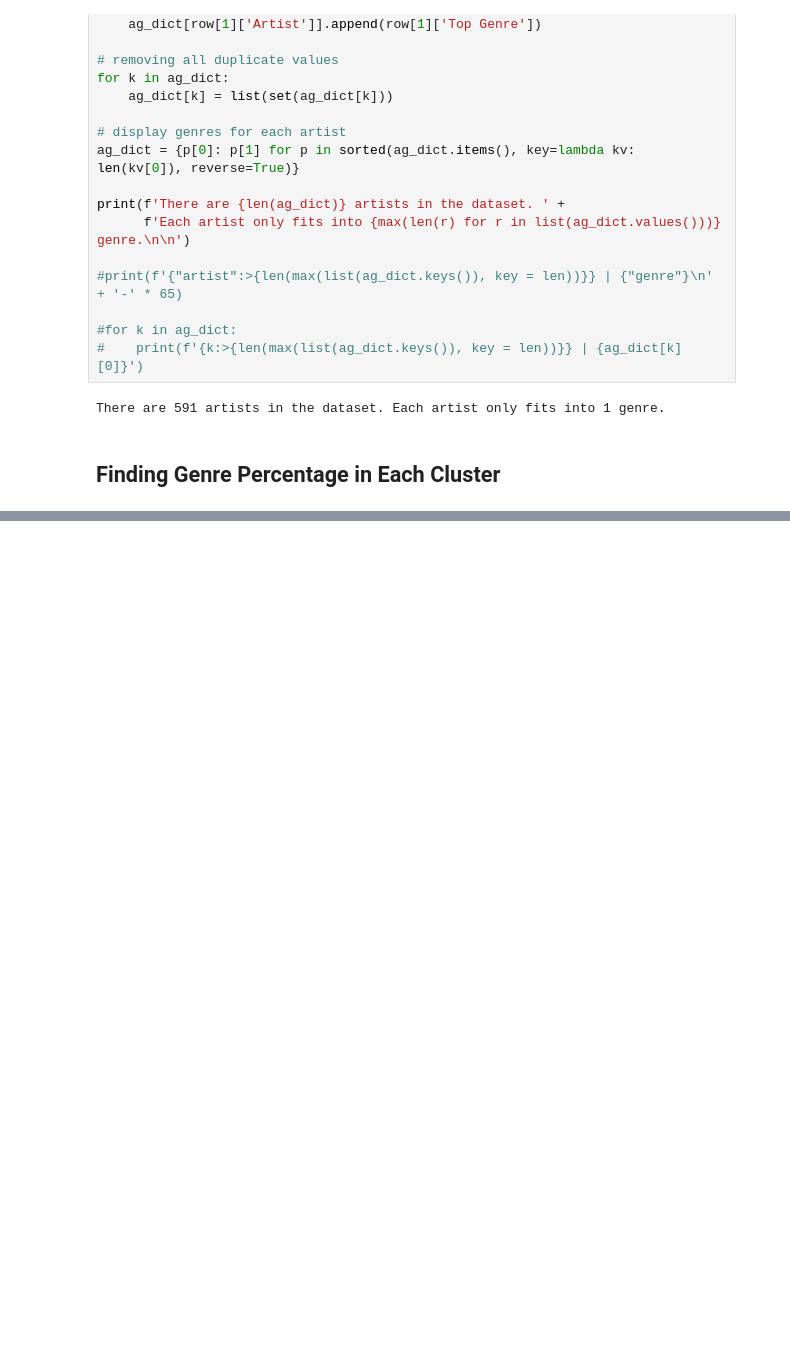
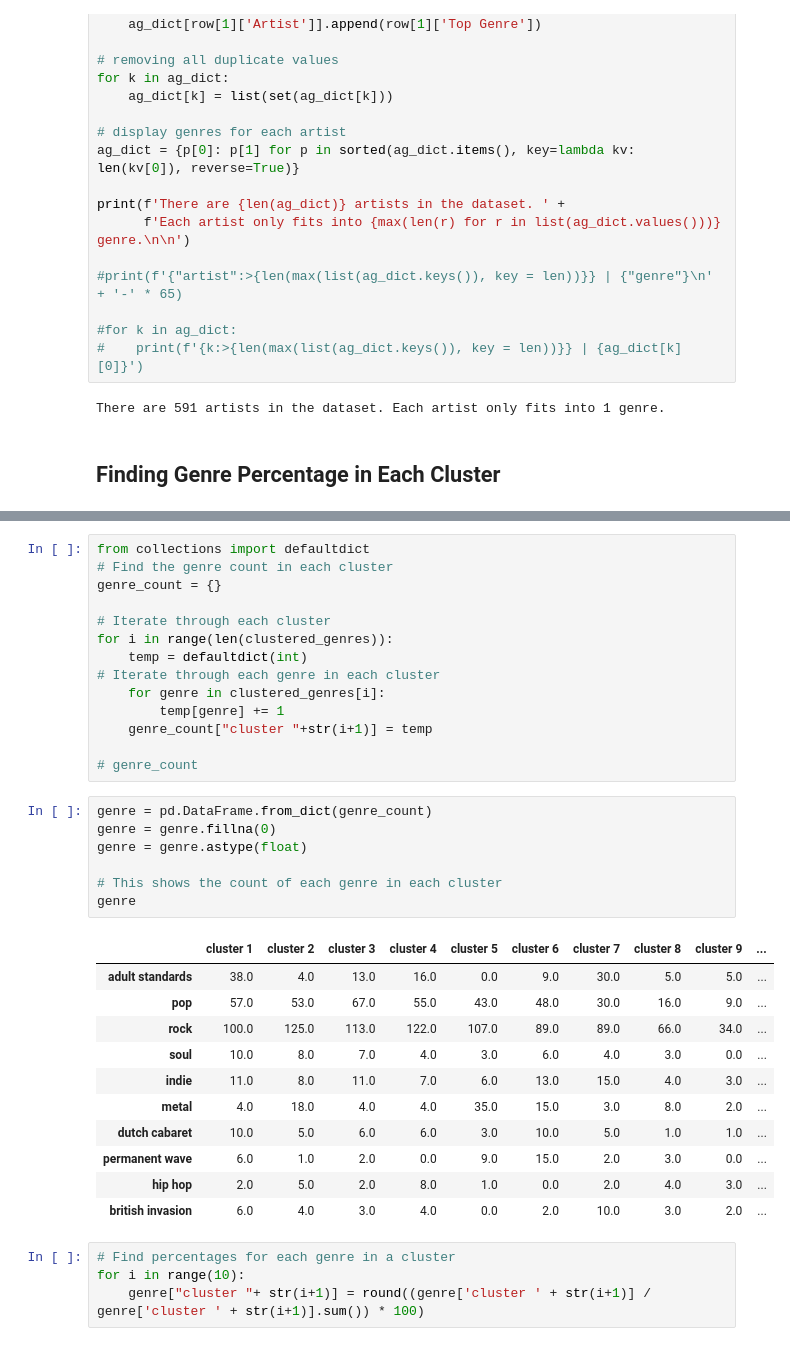
Before and after one commit to DarrenWu42/Cogs118b-Song-Analysis, a Jupyter notebook: Project.ipynb, the cells around one changed output, grey strips where cells are left out. Drawn from its saved outputs; the diff is of its cells as text; blank space fills up the shorter version.

Commit message:
Added genre percentages for each cluster

```diff
--- a/Project.ipynb
+++ b/Project.ipynb
@@ -413,0 +414,37 @@ clustered_genres
+# %%
+from collections import defaultdict
+# Find the genre count in each cluster
+genre_count = {}
+
+# Iterate through each cluster
+for i in range(len(clustered_genres)):
+    temp = defaultdict(int)
+# Iterate through each genre in each cluster
+    for genre in clustered_genres[i]:
+        temp[genre] += 1
+    genre_count["cluster "+str(i+1)] = temp
+
+# genre_count
+# %%
+genre = pd.DataFrame.from_dict(genre_count)
+genre = genre.fillna(0)
+genre = genre.astype(float)
+
+# This shows the count of each genre in each cluster
+genre
+# %% [output]
+|  | cluster 1 | cluster 2 | cluster 3 | cluster 4 | cluster 5 | cluster 6 | cluster 7 | cluster 8 | cluster 9 | ... |
+| adult standards | 38.0 | 4.0 | 13.0 | 16.0 | 0.0 | 9.0 | 30.0 | 5.0 | 5.0 | ... |
+| pop | 57.0 | 53.0 | 67.0 | 55.0 | 43.0 | 48.0 | 30.0 | 16.0 | 9.0 | ... |
+| rock | 100.0 | 125.0 | 113.0 | 122.0 | 107.0 | 89.0 | 89.0 | 66.0 | 34.0 | ... |
+| soul | 10.0 | 8.0 | 7.0 | 4.0 | 3.0 | 6.0 | 4.0 | 3.0 | 0.0 | ... |
+| indie | 11.0 | 8.0 | 11.0 | 7.0 | 6.0 | 13.0 | 15.0 | 4.0 | 3.0 | ... |
+| metal | 4.0 | 18.0 | 4.0 | 4.0 | 35.0 | 15.0 | 3.0 | 8.0 | 2.0 | ... |
+| dutch cabaret | 10.0 | 5.0 | 6.0 | 6.0 | 3.0 | 10.0 | 5.0 | 1.0 | 1.0 | ... |
+| permanent wave | 6.0 | 1.0 | 2.0 | 0.0 | 9.0 | 15.0 | 2.0 | 3.0 | 0.0 | ... |
+| hip hop | 2.0 | 5.0 | 2.0 | 8.0 | 1.0 | 0.0 | 2.0 | 4.0 | 3.0 | ... |
+| british invasion | 6.0 | 4.0 | 3.0 | 4.0 | 0.0 | 2.0 | 10.0 | 3.0 | 2.0 | ... |
+# %%
+# Find percentages for each genre in a cluster
+for i in range(10):
+    genre["cluster "+ str(i+1)] = round((genre['cluster ' + str(i+1)] / genre['cluster ' + str(i+1)].sum()) * 100)
```
Also changed, not shown: parts of 4 cells of this notebook.
